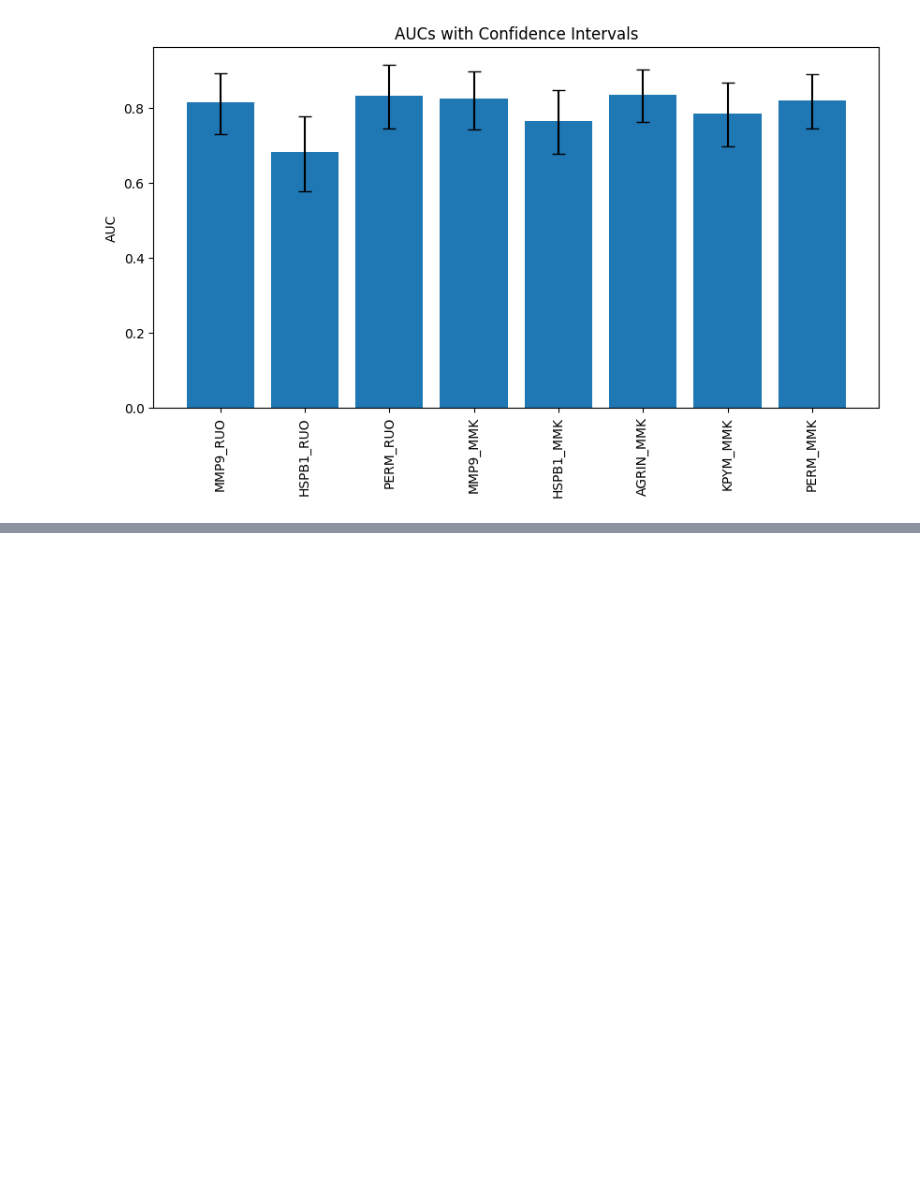
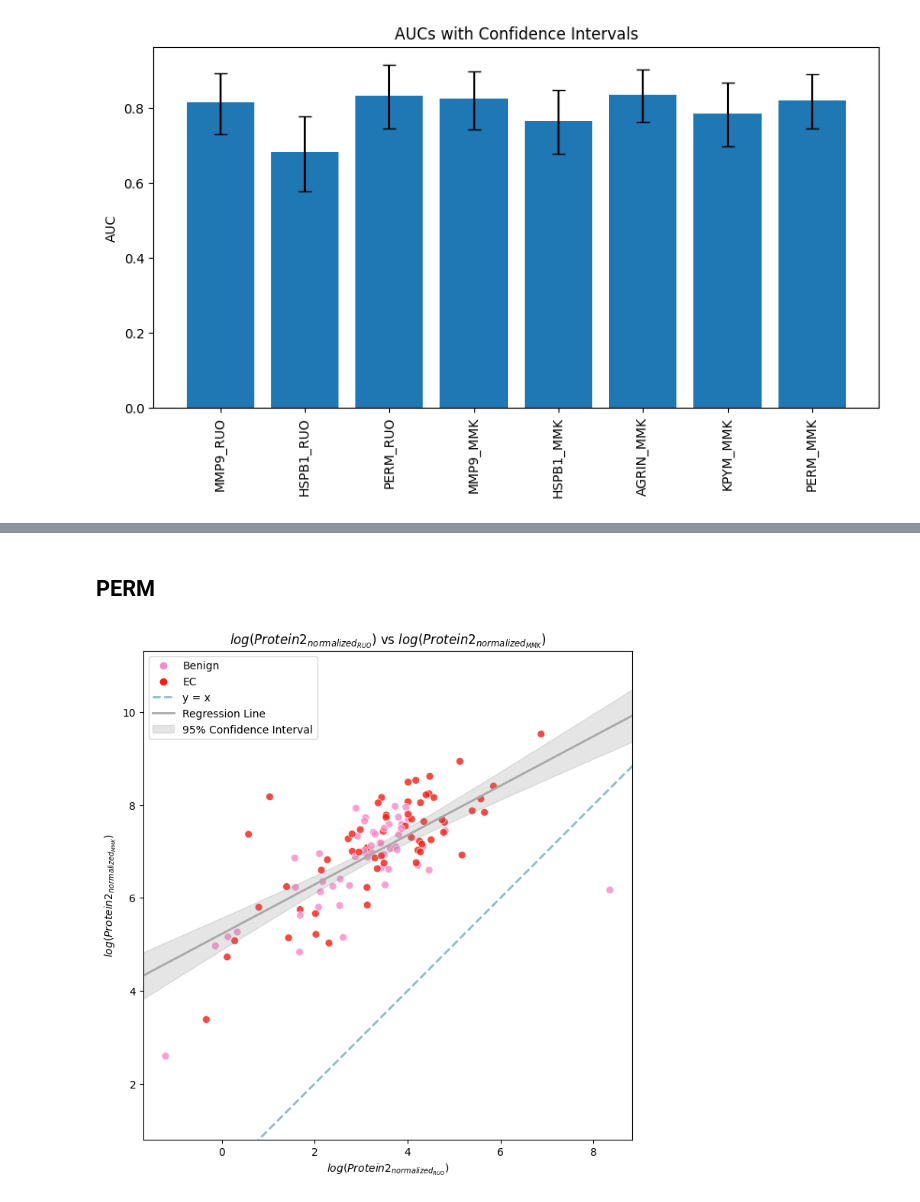
Before and after one commit to MiMARK-es/cohort-analysis, a Jupyter notebook: notebooks/60x60_aucs_analysis.ipynb, the cells around one changed output, grey strips where cells are left out. Drawn from its saved outputs; the diff is of its cells as text; code cells hidden in the pictures; blank space fills up the shorter version.

```diff
--- a/notebooks/60x60_aucs_analysis.ipynb
+++ b/notebooks/60x60_aucs_analysis.ipynb
@@ -377,0 +417,12 @@ plt.show()
+# %% [markdown]
+## PERM
+# %%
+# HSBP1 = Protein 2 - NORMALIZED
+utils.plot_biomarkers_scatterplot(df_120.dropna(subset=['HSPB1_RUO_log_norm', 'HSPB1_MMK_log_norm']),
+                                 'HSPB1_RUO_log_norm',
+                                 'HSPB1_MMK_log_norm',
+                                 target_col='Pathology',
+                                 label_x='$log(Protein2_{normalized_{RUO}})$',
+                                 label_y='$log(Protein2_{normalized_{MMK}})$')
+# %% [output]
+[figure, added]
```
Also changed, not shown: parts of 9 cells of this notebook.
